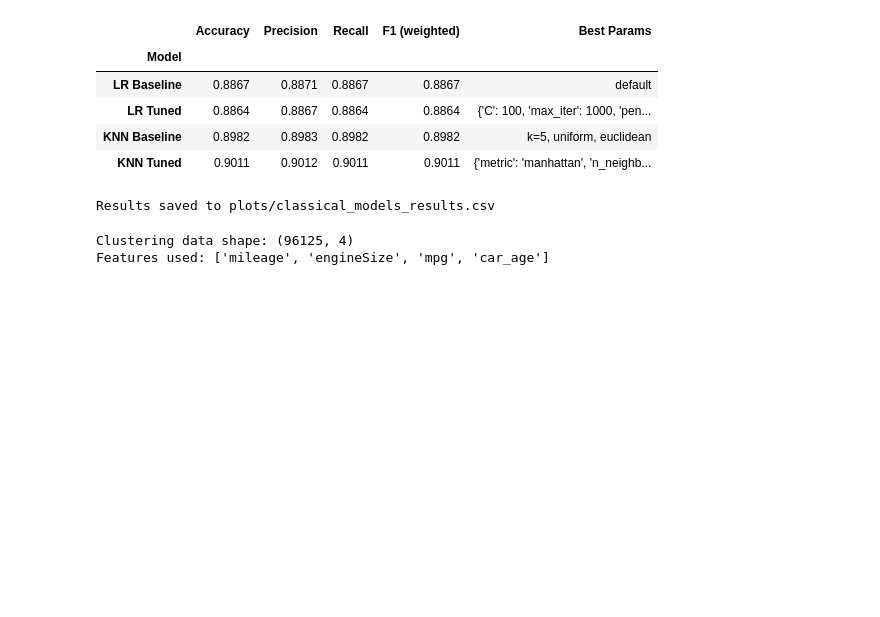
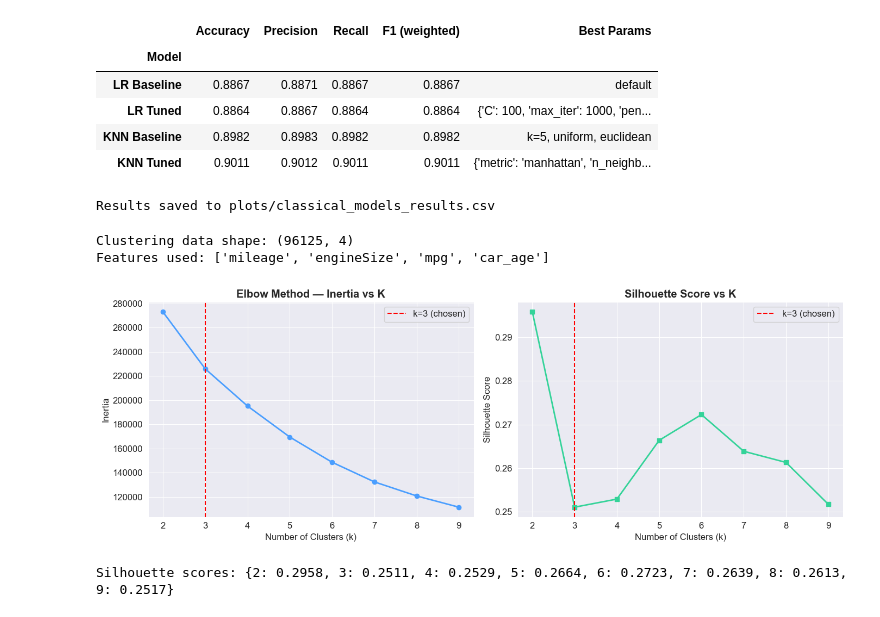
Before and after one commit to ErinaTernava/AutoValue, a Jupyter notebook: notebooks/classifications.ipynb, the cells around one changed output. Cells and saved outputs as stored; diff of their text form; code cells hidden in the pictures; blank space fills up the shorter version.

Commit message:
elbow method kmeans /greta

```diff
--- a/notebooks/classifications.ipynb
+++ b/notebooks/classifications.ipynb
@@ -504,3 +504,39 @@ print("Features used:", cluster_cols)
 # %% [output]
 Clustering data shape: (96125, 4)
 Features used: ['mileage', 'engineSize', 'mpg', 'car_age']
+# %%
+# Elbow Method
+inertias = []
+silhouettes = []
+k_range = range(2, 10)
+
+for k in k_range:
+    km = KMeans(n_clusters=k, random_state=42, n_init=10)
+    labels = km.fit_predict(X_cluster_scaled)
+    inertias.append(km.inertia_)
+    silhouettes.append(silhouette_score(X_cluster_scaled, labels))
+
+fig, axes = plt.subplots(1, 2, figsize=(14, 5))
+
+axes[0].plot(k_range, inertias, 'o-', color='#4a9eff', linewidth=2)
+axes[0].set_title('Elbow Method — Inertia vs K', fontweight='bold')
+axes[0].set_xlabel('Number of Clusters (k)')
+axes[0].set_ylabel('Inertia')
+axes[0].axvline(x=3, color='red', linestyle='--', label='k=3 (chosen)')
+axes[0].legend()
+
+axes[1].plot(k_range, silhouettes, 's-', color='#34d399', linewidth=2)
+axes[1].set_title('Silhouette Score vs K', fontweight='bold')
+axes[1].set_xlabel('Number of Clusters (k)')
+axes[1].set_ylabel('Silhouette Score')
+axes[1].axvline(x=3, color='red', linestyle='--', label='k=3 (chosen)')
+axes[1].legend()
+
+plt.tight_layout()
+plt.savefig('plots/05_elbow_silhouette.png', dpi=150, bbox_inches='tight')
+plt.show()
+
+print(f"Silhouette scores: { {k: round(s,4) for k,s in zip(k_range, silhouettes)} }")
+# %% [output]
+[figure, added]
+Silhouette scores: {2: 0.2958, 3: 0.2511, 4: 0.2529, 5: 0.2664, 6: 0.2723, 7: 0.2639, 8: 0.2613, 9: 0.2517}
```
Also changed, not shown: 1 other file.
